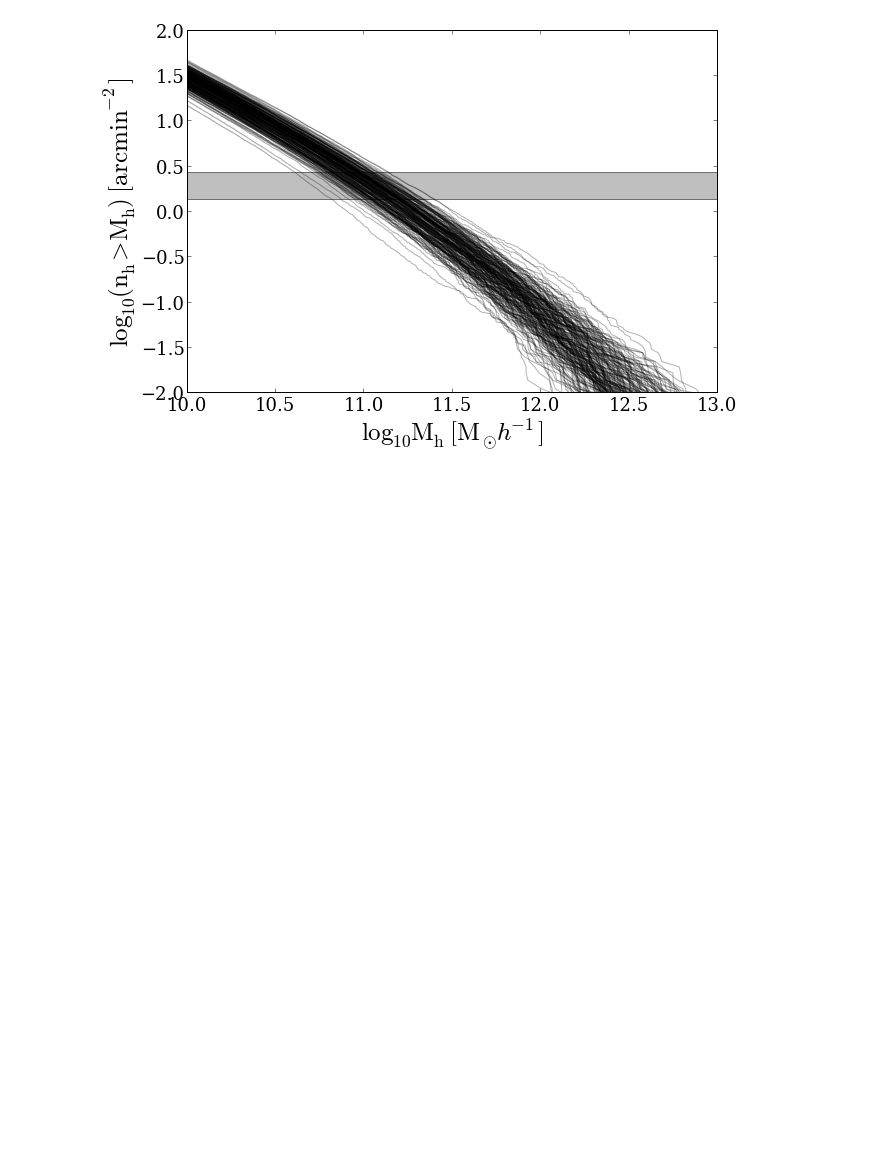
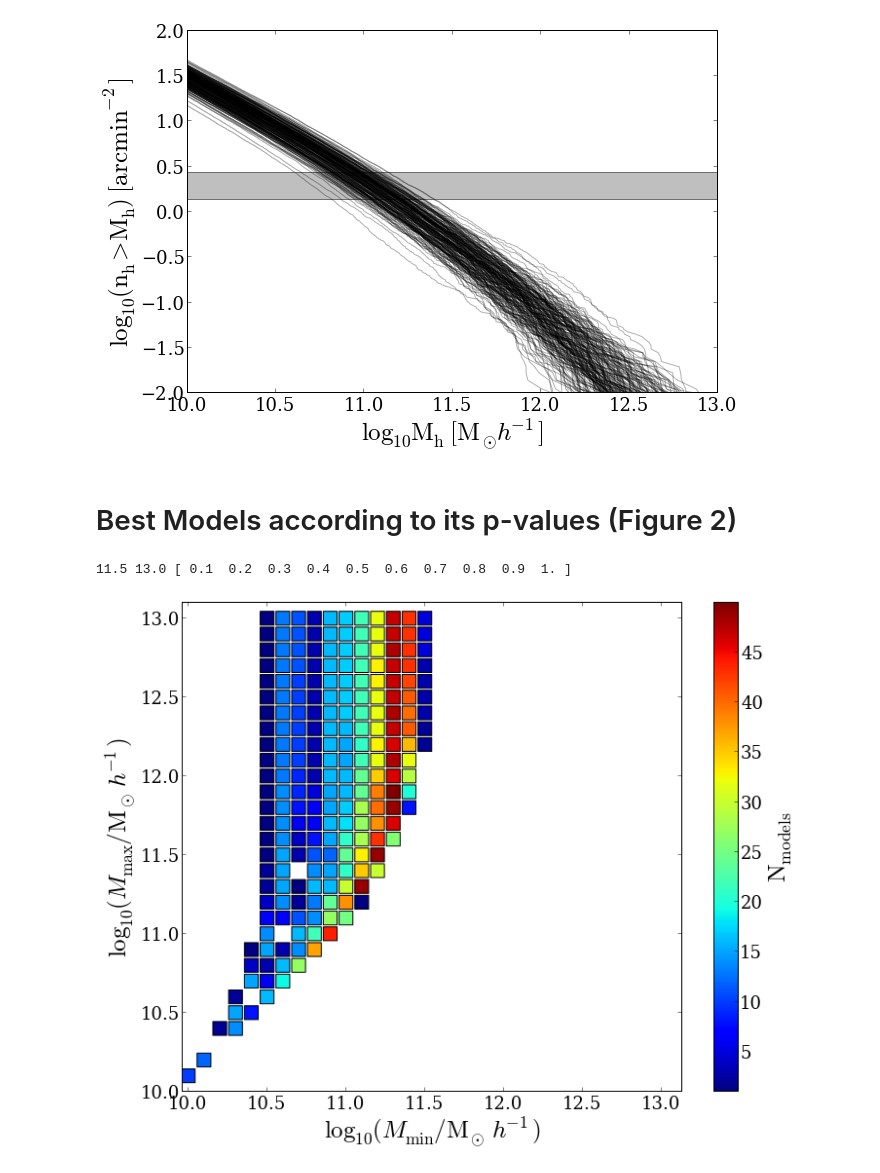
Before and after one commit to forero/CosmicVarianceLAES, a Jupyter notebook: code/paper.ipynb, the cells around one changed output. Cells and saved outputs as stored; diff of their text form; code cells hidden in the pictures; blank space fills up the shorter version.

Commit message:
new code for Figure 2 (plane m_min-m_max)

```diff
--- a/code/paper.ipynb
+++ b/code/paper.ipynb
@@ -4,10 +4,11 @@ This is intended to be the companion notebook to the paper.
 This is the place to start with if one wants to reproduce all
 the Figures and Data
 # %%
+halo_finder = 'FOF'
 repo_path='/Users/forero/Dropbox/CosmicVarianceLAES/'
 dm_data_path='data/dark_matter/FOF/'
 lae_data_path='data/laes/FOF/'
-data_path='data/mock_survey/'
+data_path='../data/mock_survey/'
 obs_path='data/obs/'
 
 Figure1 = True
@@ -67,3 +68,77 @@ if Figure1:
     savefig(filename + '.png',format = 'png', transparent=True)
 # %% [output]
 [figure]
+# %% [markdown]
+# Best Models according to its p-values (Figure 2)
+# %%
+#load the p-values
+match_file = data_path + 'p_values_'+halo_finder+'_ID_match_surveys.dat'
+p_data_match = loadtxt(match_file)
+
+#get only the models with high p_values (i.e. above a certain p_threshold)
+p_threshold = 0.1
+good_fit = where(p_data_match[:,4]>p_threshold)
+good_fit = good_fit[0]
+p_data_match = p_data_match[good_fit,:]
+
+# get the columns we care about
+min_mass_data = p_data_match[:,0]
+max_mass_data = p_data_match[:,1]
+f_occ_data = p_data_match[:,2]
+
+#remove all the duplicates
+min_mass_range = sort(array(list(set(min_mass_data))))
+max_mass_range = sort(array(list(set(max_mass_data))))
+f_occ_range = sort(array(list(set(f_occ_data))))
+print min_mass, max_mass, f_occ
+
+n_models_set = empty(0)
+min_mass_set = empty(0)
+max_mass_set = empty(0)
+
+for min_mass in min_mass_range:
+    for max_mass in max_mass_range:
+        if(max_mass>min_mass):
+            index = where((fabs(min_mass_data-min_mass)<0.05)
+                      & (fabs(max_mass_data-max_mass)<0.05))
+            if size(index):
+                min_mass_set = append(min_mass_set, min_mass)
+                max_mass_set = append(max_mass_set, max_mass)
+                n_models_set = append(n_models_set, size(index))
+
+
+
+fig = figure(1, figsize=(11.5,9.0))
+ax = axes()
+ax.set_xlabel("$\log_{10} (M_{\mathrm{min}}/\mathrm{M}_{\odot}\ h^{-1})$",fontsize=25)
+ax.set_ylabel("$\log_{10} (M_{\mathrm{max}}/\mathrm{M}_{\odot}\ h^{-1})$",fontsize=25)
+
+ticklabels_x = ax.get_xticklabels()
+ticklabels_y = ax.get_yticklabels()
+for label_x in ticklabels_x:
+    label_x.set_fontsize(18)
+    label_x.set_family('serif')
+for label_y in ticklabels_y:
+    label_y.set_fontsize(18)
+    label_y.set_family('serif')
+
+scatter(min_mass_set, max_mass_set, c=n_models_set, s=200.0, marker='s')
+
+tick_lines = floor(arange(5, max(n_models_set), 5))
+cbar = colorbar(ticks = tick_lines)
+bar_ticklabels_y = cbar.ax.get_yticklabels()
+for label_y in bar_ticklabels_y:
+    label_y.set_fontsize(18)
+    label_y.set_family('serif')
+cbar.set_label("$\mathrm{N_{models}}$", fontsize=25)
+
+ax.set_aspect('equal', 'datalim')
+ax.set_xlim([10.0,13.1])
+ax.set_ylim([10.0,13.1])
+filename='fig2_a'
+savefig(filename + '.eps',format = 'eps', transparent=True)
+savefig(filename + '.pdf',format = 'pdf', transparent=True)
+savefig(filename + '.png',format = 'png', transparent=True)
+# %% [output]
+11.5 13.0 [ 0.1  0.2  0.3  0.4  0.5  0.6  0.7  0.8  0.9  1. ]
+[figure, added]
```
Also changed, not shown: parts of 1 cell of this notebook.
